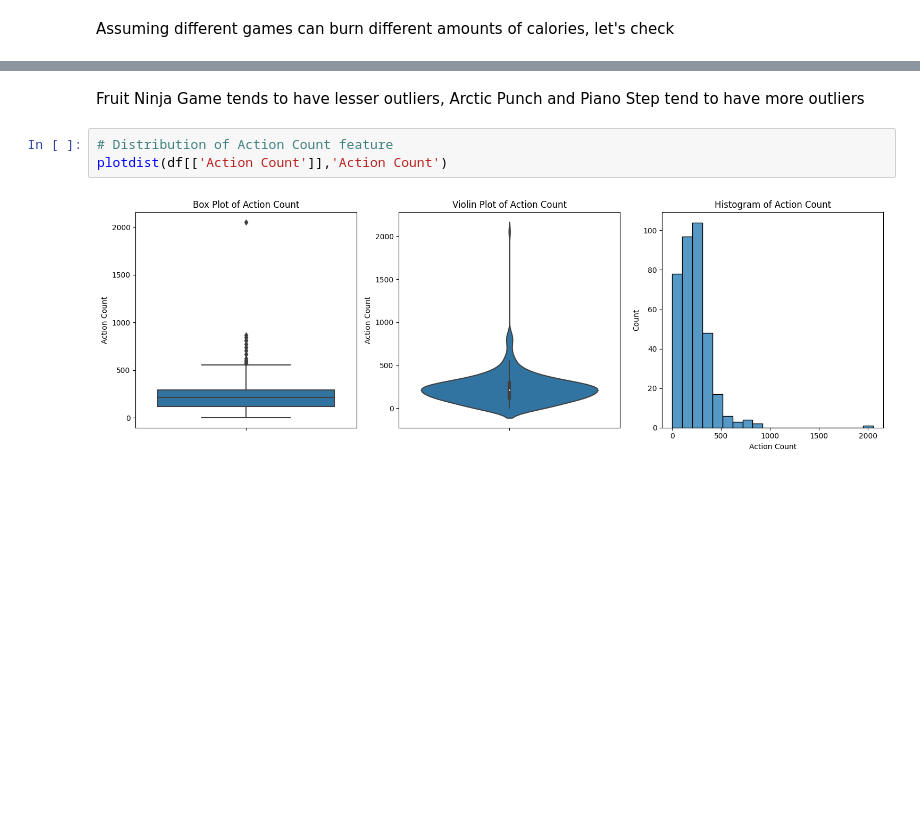
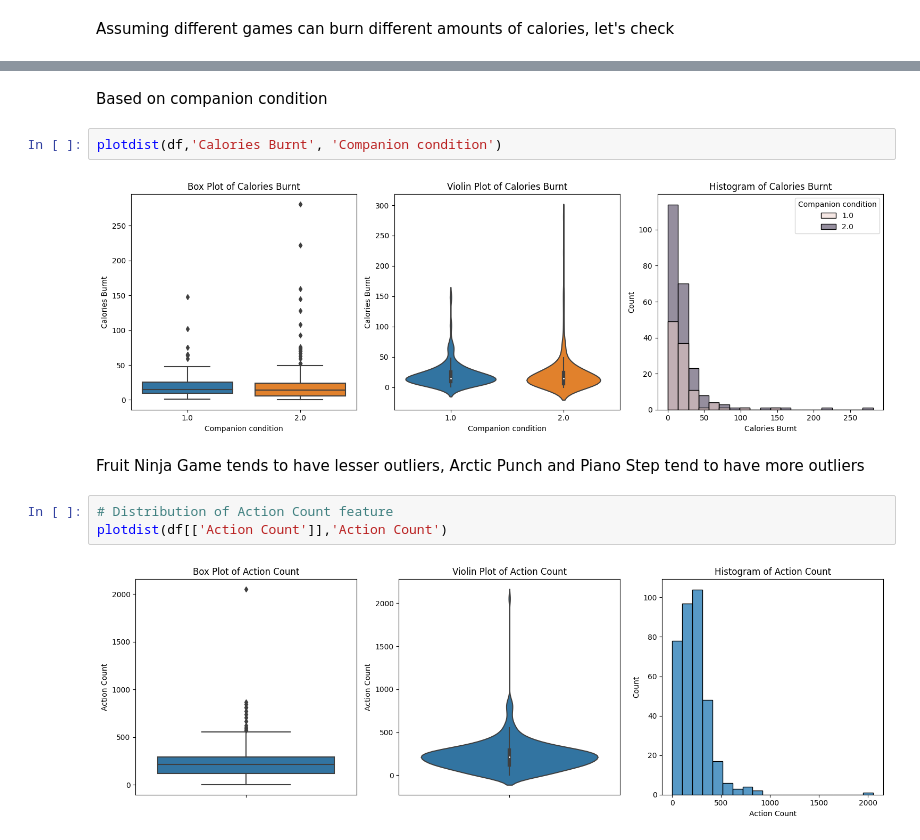
Before and after one commit to GeorgePPP/SG_walk, a Jupyter notebook: analysis_0911.ipynb, the cells around one changed output, grey strips where cells are left out. Cells and saved outputs as stored; diff of their text form; blank space fills up the shorter version.

```diff
--- a/Exploratory analysis.ipynb
+++ b/analysis_0911.ipynb
@@ -112,3 +112,9 @@ plotdist(df,'Calories Burnt', 'Game')
+# %% [markdown]
+Based on companion condition
+# %%
+plotdist(df,'Calories Burnt', 'Companion condition')
+# %% [output]
+[figure, added]
 # %% [markdown]
 Fruit Ninja Game tends to have lesser outliers, Arctic Punch and Piano Step tend to have more outliers
 # %%
```
Also changed, not shown: parts of 5 cells of this notebook.
